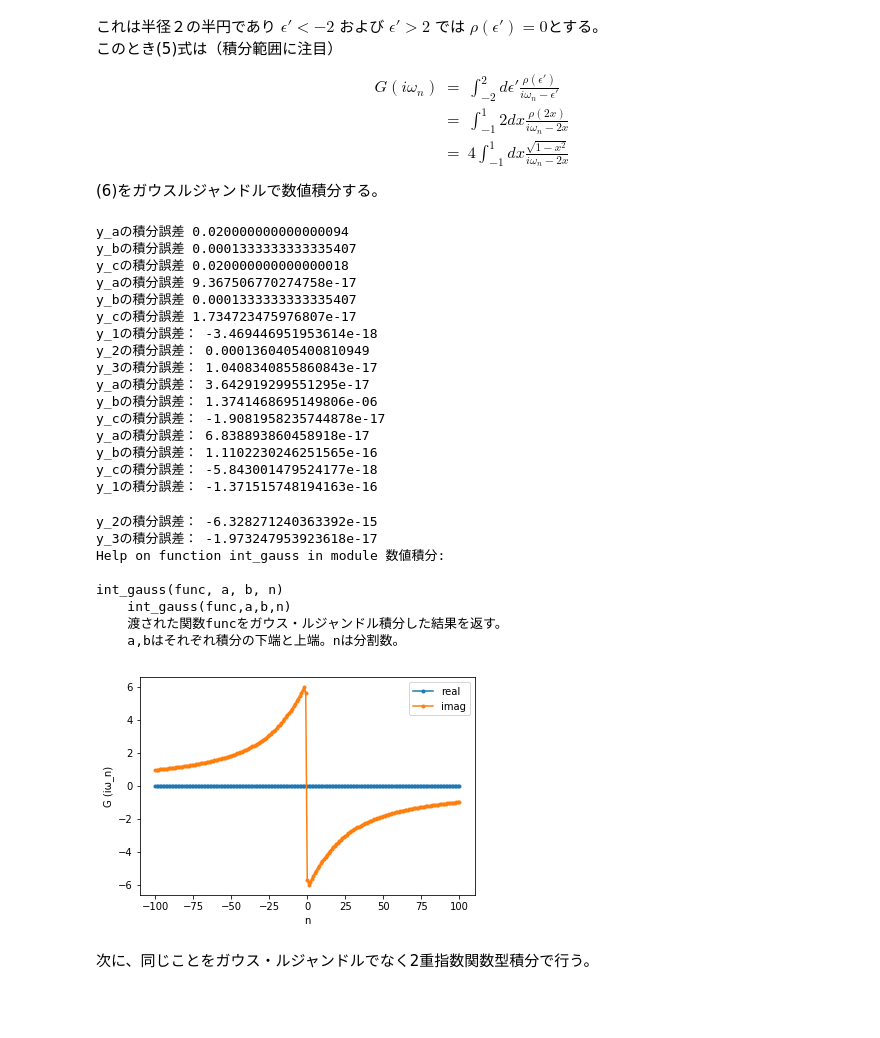
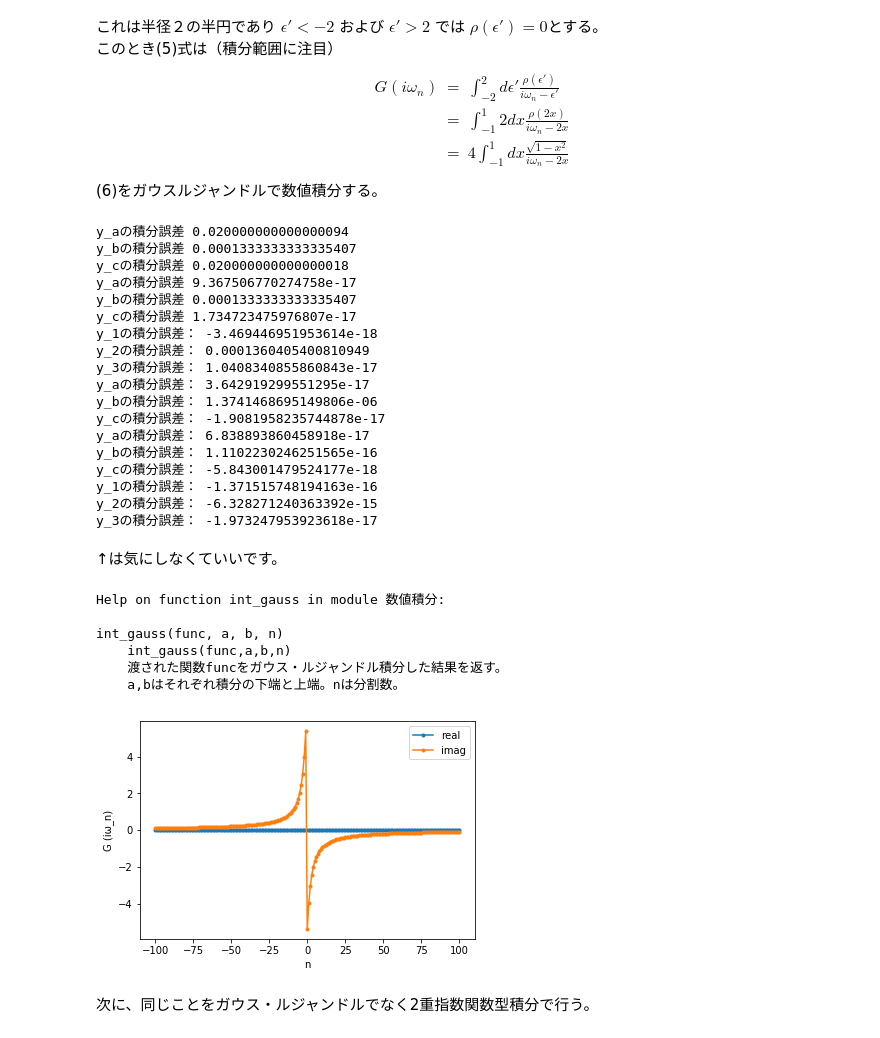
Before and after one commit to ykamizato/IPT, a Jupyter notebook: IPT,グリーン関数２.ipynb, the cells around one changed output. Saved outputs shown, nothing was run; the diff lists cells and outputs as text; code cells hidden in the pictures; blank space fills up the shorter version.

```diff
--- a/IPT,グリーン関数２.ipynb
+++ b/IPT,グリーン関数２.ipynb
@@ -24,7 +24,6 @@ G(i\omega_n) &=& \int_{-2}^{2}d\epsilon' \frac{\rho(\epsilon')}{i\omega_n-\epsil
 import numpy as np
 from matplotlib import pyplot as plt
 import 数値積分 as my_int
-help(my_int.int_gauss)
 # %% [output]
 y_aの積分誤差 0.020000000000000094
 y_bの積分誤差 0.0001333333333335407
@@ -42,31 +41,36 @@ y_aの積分誤差： 6.838893860458918e-17
 y_bの積分誤差： 1.1102230246251565e-16
 y_cの積分誤差： -5.843001479524177e-18
 y_1の積分誤差： -1.371515748194163e-16
+y_2の積分誤差： -6.328271240363392e-15
+y_3の積分誤差： -1.973247953923618e-17
-y_2の積分誤差： -6.328271240363392e-15
-y_3の積分誤差： -1.973247953923618e-17
-Help on function int_gauss in module 数値積分:
-
-int_gauss(func, a, b, n)
-    int_gauss(func,a,b,n)
-    渡された関数funcをガウス・ルジャンドル積分した結果を返す。
-    a,bはそれぞれ積分の下端と上端。nは分割数。
+# %% [markdown]
+↑は気にしなくていいです。
+# %%
+help(my_int.int_gauss)
+# %% [output]
+Help on function int_gauss in module 数値積分:
+
+int_gauss(func, a, b, n)
+    int_gauss(func,a,b,n)
+    渡された関数funcをガウス・ルジャンドル積分した結果を返す。
+    a,bはそれぞれ積分の下端と上端。nは分割数。
 # %%
 n_w = np.arange(-100,101)      # グラフに表示するnの範囲を設定
-beta = 100                     #βの大きさを設定
+beta = 10                     #βの大きさを設定
 G_iw_gauss = np.empty((len(n_w),),dtype=np.complex)
 for n in n_w :
     w = np.pi*(2*n+1)/beta       # 松原周波数ω_nを設定
     func = lambda x : 4*np.sqrt(1-x**2)/(w*1j-2*x)
     G_iw_gauss[n+len(n_w)//2] = my_int.int_gauss(func,-1,1,100)
 
 plt.plot(n_w, G_iw_gauss.real, label='real', marker='.')
 plt.plot(n_w, G_iw_gauss.imag, label='imag', marker='.')
 plt.xlabel('n')
 plt.ylabel('G (iω_n)')
 plt.legend()
 plt.show()
 # %% [output]
-[figure, old version]
+[figure, new version]
 # %% [markdown]
 次に、同じことをガウス・ルジャンドルでなく2重指数関数型積分で行う。
 # %%
```
Also changed, not shown: parts of 10 cells of this notebook, 1 other file.
